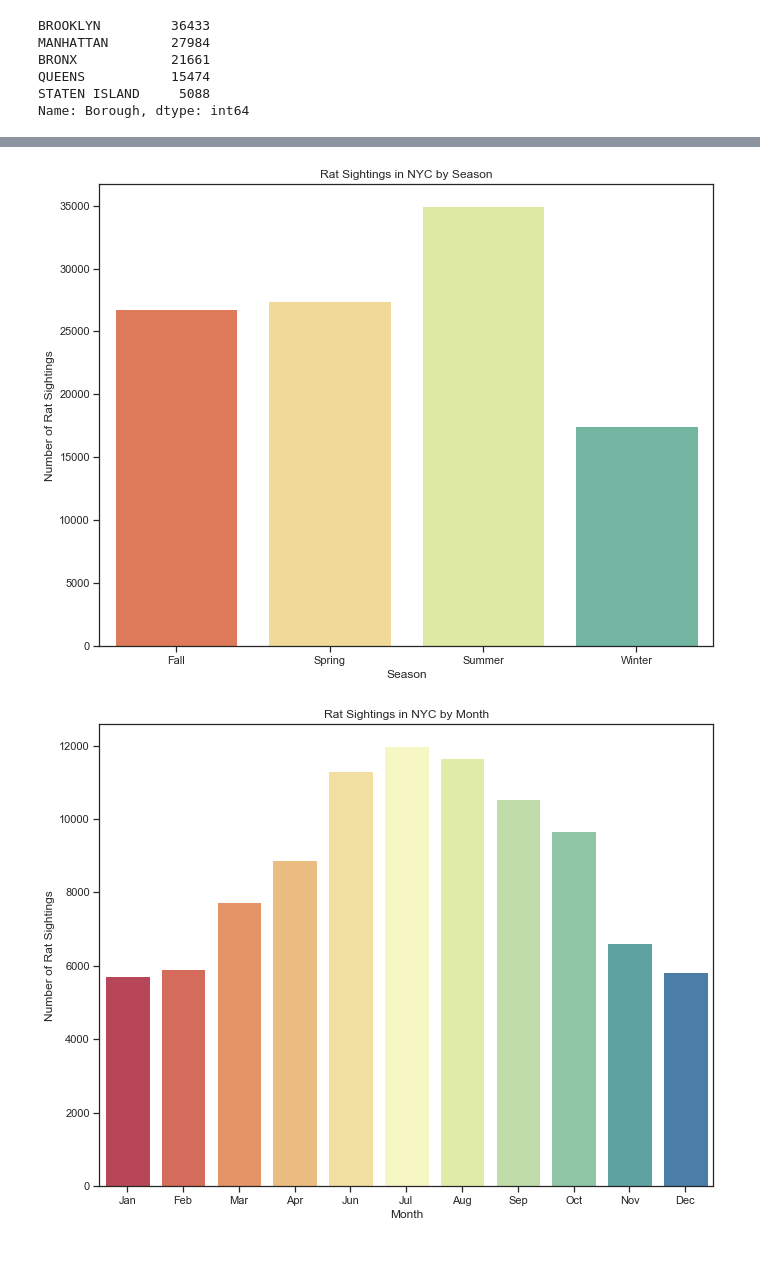
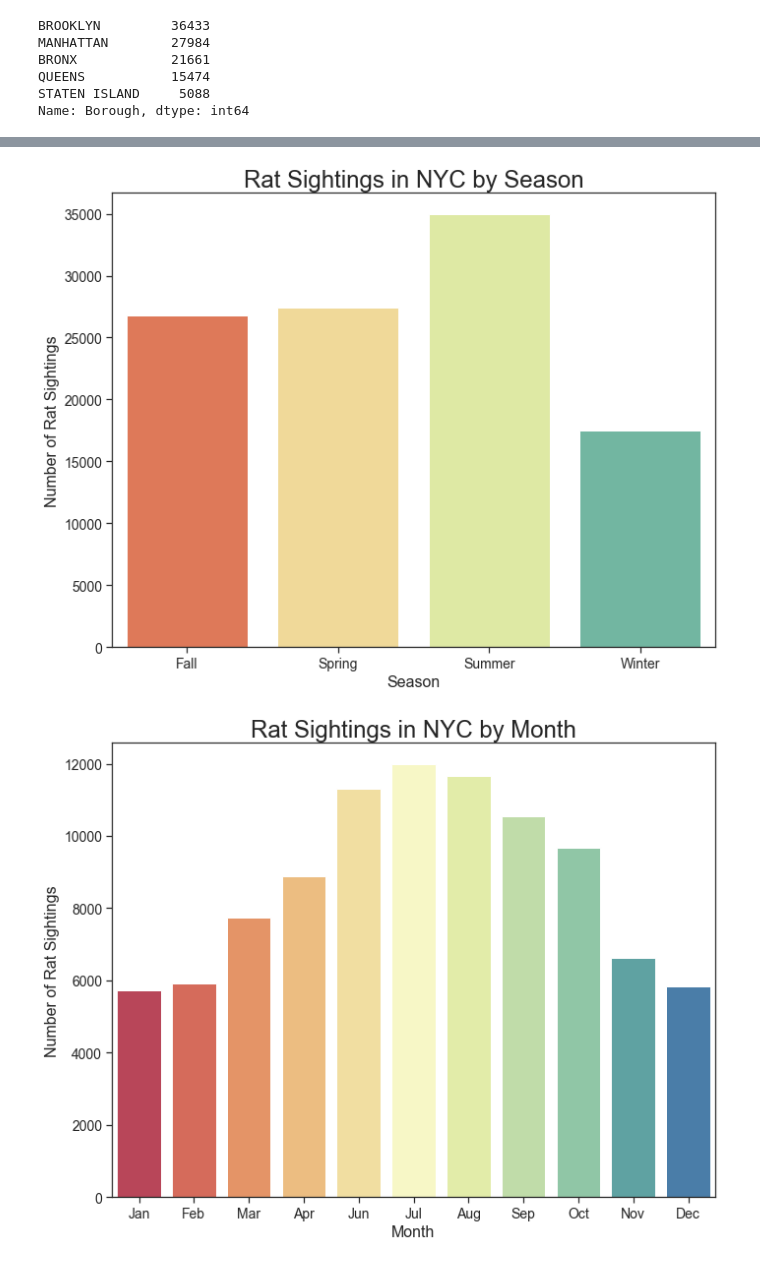
Before and after one commit to quinnwalko/rats, a Jupyter notebook: Group Project 1.ipynb, the cells around one changed output, grey strips where cells are left out. Drawn from its saved outputs; the diff is of its cells as text; code cells hidden in the pictures.

```diff
--- a/Group Project 1.ipynb
+++ b/Group Project 1.ipynb
@@ -88,31 +95,35 @@ sns.set(style="whitegrid")
 sns.set_style('ticks')
 fig, ax = plt.subplots()
 fig.set_size_inches(11, 8.5)
-plt.title('Rat Sightings in NYC by Season')
+plt.title('Rat Sightings in NYC by Season', fontsize=24)
+plt.tick_params(labelsize=14)
 fig = sns.barplot(x='season',y='month_year', data=source_data, palette = 'Spectral')
-plt.xlabel("Season")
-plt.ylabel("Number of Rat Sightings")
+plt.xlabel("Season", fontsize = 16)
+plt.ylabel("Number of Rat Sightings", fontsize = 16)
 
 plt.show(fig)
+fig.figure.savefig("seasonal_sightings.png")
 # %% [output]
-[figure, old version]
+[figure, new version]
 # %%
 ###SET UP DATA FOR MONTHLY COUNTS OF SIGHTINGS & CREATE GRAPH###
 months = clean_df.groupby('Month').agg('count')
 source_data = pd.DataFrame(months).reset_index()
 
 sns.set(style="whitegrid")
 sns.set_style('ticks')
 fig, ax = plt.subplots()
 fig.set_size_inches(11, 8.5)
-plt.title('Rat Sightings in NYC by Month')
+plt.title('Rat Sightings in NYC by Month', fontsize = 24)
 fig = sns.barplot(x='Month',y='month_year', data=source_data, palette = 'Spectral',
                  order = ['Jan', 'Feb', 'Mar', 'Apr', 'Jun', 'Jul', 'Aug', 'Sep', 'Oct', 'Nov', 'Dec'])
-plt.xlabel("Month")
-plt.ylabel("Number of Rat Sightings")
+plt.xlabel("Month", fontsize= 16)
+plt.ylabel("Number of Rat Sightings", fontsize=16)
+plt.tick_params(labelsize=14)
 plt.show(fig)
+fig.figure.savefig("monthly.png")
 # %% [output]
-[figure, old version]
+[figure, new version]
 # %%
 ###SET UP DATA FOR DAILY COUNTS OF SIGHTINGS & CREATE GRAPH###
 time_series = clean_df.groupby('converted_date').agg('count')
```
Also changed, not shown: parts of 9 cells of this notebook.
